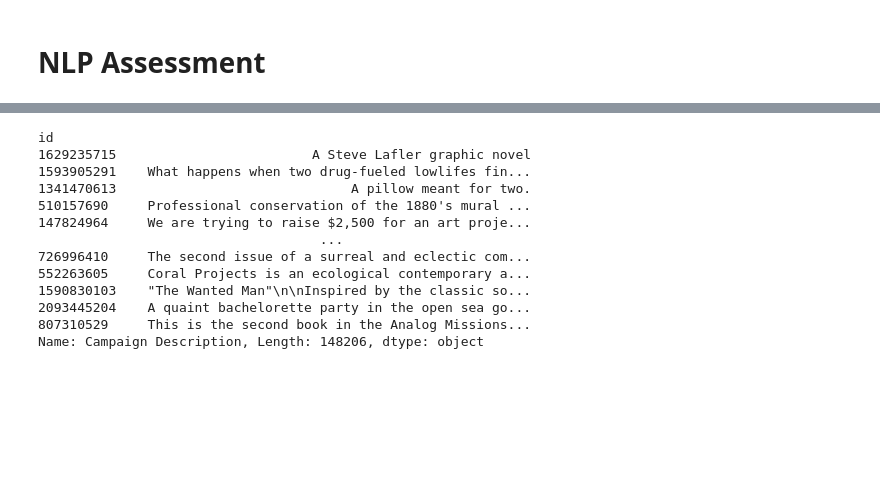
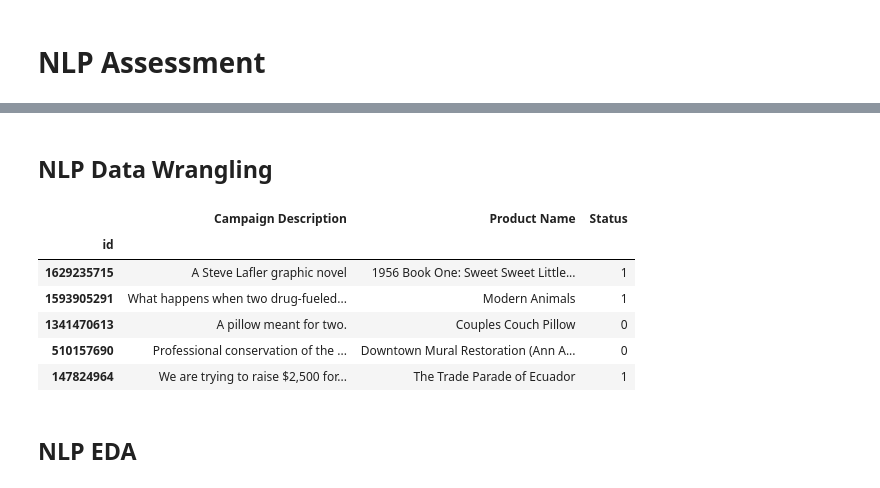
Before and after one commit to BW-Kickstarter-Success-03/campaign_eval, a Jupyter notebook: Kickstarter_project.ipynb, the cells around one changed output, grey strips where cells are left out. Cells and saved outputs as stored; diff of their text form; code cells hidden in the pictures; blank space fills up the shorter version.

```diff
--- a/Kickstarter_project.ipynb
+++ b/Kickstarter_project.ipynb
@@ -229,21 +242,5 @@ nlp = spacy.load('en_core_web_md')
 import squarify
 import matplotlib.pyplot as plt
 import seaborn as sns
-# %%
-description_txt = (df['Campaign Description'])
-
-print(description_txt)
-# %% [output]
-id
-1629235715                         A Steve Lafler graphic novel
-1593905291    What happens when two drug-fueled lowlifes fin...
-1341470613                              A pillow meant for two.
-510157690     Professional conservation of the 1880's mural ...
-147824964     We are trying to raise $2,500 for an art proje...
-                                    ...
-726996410     The second issue of a surreal and eclectic com...
-552263605     Coral Projects is an ecological contemporary a...
-1590830103    "The Wanted Man"\n\nInspired by the classic so...
-2093445204    A quaint bachelorette party in the open sea go...
-807310529     This is the second book in the Analog Missions...
-Name: Campaign Description, Length: 148206, dtype: object
+# %% [markdown]
+## NLP Data Wrangling
@@ -249,0 +265,12 @@ Name: Campaign Description, Length: 148206, dtype: object
+# %%
+txt_df.head()
+# %% [output]
+|  | Campaign Description | Product Name | Status |
+| id |  |  |  |
+| 1629235715 | A Steve Lafler graphic novel | 1956 Book One: Sweet Sweet Little... | 1 |
+| 1593905291 | What happens when two drug-fueled... | Modern Animals | 1 |
+| 1341470613 | A pillow meant for two. | Couples Couch Pillow | 0 |
+| 510157690 | Professional conservation of the ... | Downtown Mural Restoration (Ann A... | 0 |
+| 147824964 | We are trying to raise $2,500 for... | The Trade Parade of Ecuador | 1 |
+# %% [markdown]
+## NLP EDA
```
Also changed, not shown: parts of 34 cells of this notebook.
